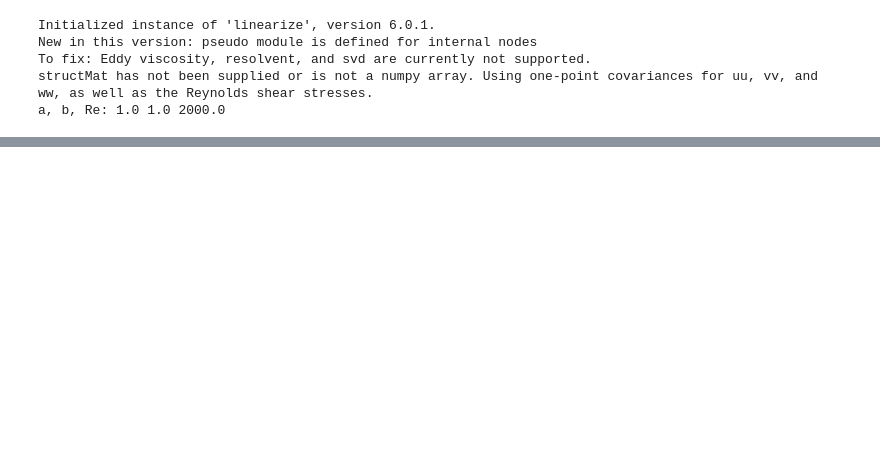
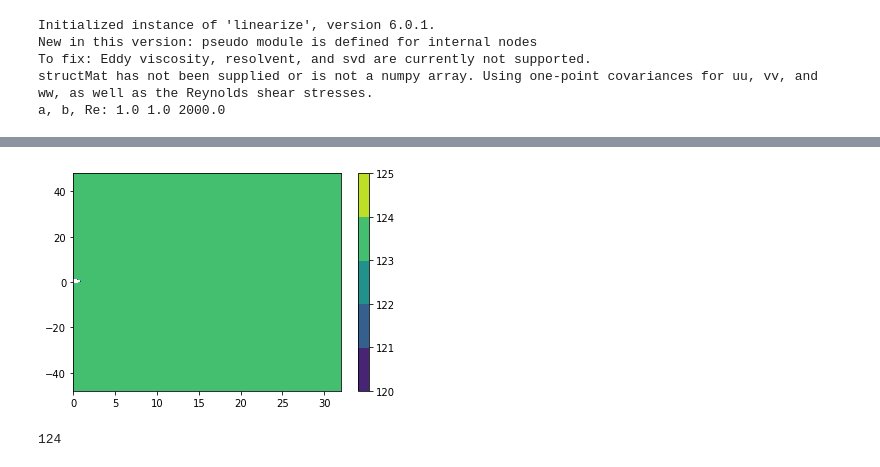
Before and after one commit to saba-vadarevu/Linear-Coherent-Structures-in-Channel-flows, a Jupyter notebook: library/statisticCompletion.ipynb, the cells around one changed output, grey strips where cells are left out. Saved outputs shown, nothing was run; the diff lists cells and outputs as text; code cells hidden in the pictures; blank space fills up the shorter version.

```diff
--- a/library/statisticCompletion.ipynb
+++ b/library/statisticCompletion.ipynb
@@ -546,7 +549,8 @@ Aadj = np.vstack((
         np.hstack(( Aadj11, Aadj21 )),
         np.hstack((  Z    , Aadj22 ))   ))
 
-X = solve_sylvester(A, Aadj, - B @ Badj)
+X1 = solve_sylvester(A, Aadj, - B @ Badj)
+X2 = solve_sylvester(A, A.conj().T, - B @ B.conj().T)
 # %% [output]
 Initialized instance of 'linearize', version 6.0.1.
 New in this version: pseudo module is defined for internal nodes
@@ -561,0 +569,27 @@ AttributeError: module 'numpy' has no attribute 'ismatrix'
+# %%
+lArr = np.arange(-48,49); mArr = np.arange(33)
+BrankArr = np.zeros((lArr.size,mArr.size),dtype=np.int)
+a0 = 0.25; b0 = 2./3.
+N = 62; Re = 186.
+
+
+for ind0 in range(lArr.size):
+    l = lArr[ind0]
+    for ind1 in range(mArr.size):
+        m = mArr[ind1]
+        if not ( (l==0) and (m==0) ):
+            a = l * a0 ; b = m * b0
+            statInst = ops.statComp(a=a, b=b, N=N, Re=Re)
+
+            A, C, B = statInst.makeSystem()
+            Aadj, Cadj, Badj = statInst.makeAdjSystem()
+
+            Phi = statInst.covMat/a0/b0
+            Phi = 0.5*(Phi + Phi.conj().T)
+            X = B @ Phi @ Badj
+
+            Z =   -(A @ X + X @ Aadj)
+            B,H,S = ops.decomposeZ(Z)
+
+            BrankArr[ind0,ind1] = np.linalg.matrix_rank(B)
+            print('Rank(B):',BrankArr[ind0,ind1]);print();print()
@@ -561,0 +614,13 @@ AttributeError: module 'numpy' has no attribute 'ismatrix'
+# %%
+BrankArr[49,0] = 100
+
+plt.contourf(mArr, lArr, BrankArr,levels=np.arange(120,126))
+
+plt.colorbar()
+plt.show()
+# %% [output]
+[figure, added]
+# %%
+BrankArr[59,10]
+# %% [output]
+124
```
Also changed, not shown: parts of 11 cells of this notebook, 1 other file.
